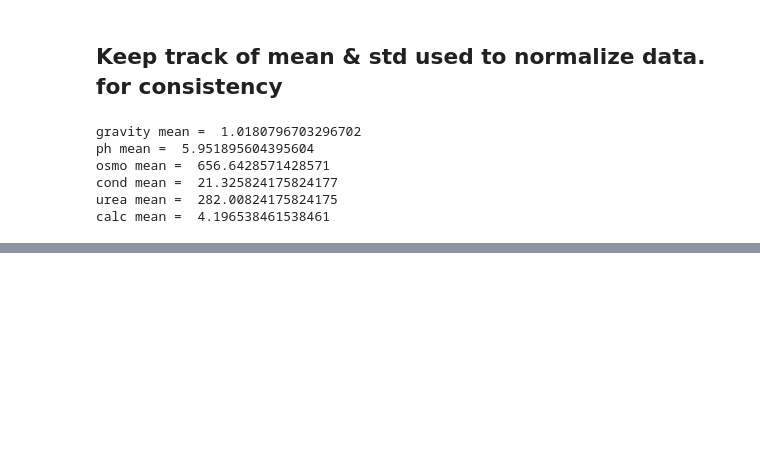
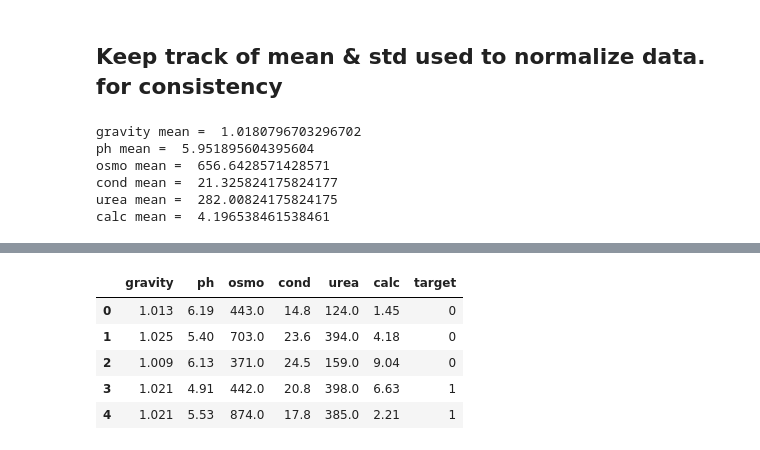
Before and after one commit to reese-quinto/DATA3402.Spring23, a Jupyter notebook: Kaggle/KC_sandbox01.ipynb, the cells around one changed output, grey strips where cells are left out. Cells and saved outputs as stored; diff of their text form; code cells hidden in the pictures; blank space fills up the shorter version.

```diff
--- a/Kaggle/KC_sandbox01.ipynb
+++ b/Kaggle/KC_sandbox01.ipynb
@@ -156,0 +232,11 @@ calc mean =  4.196538461538461
+# %%
+df_norm = df_train_train.copy()
+
+df_norm.head()
+# %% [output]
+|  | gravity | ph | osmo | cond | urea | calc | target |
+| 0 | 1.013 | 6.19 | 443.0 | 14.8 | 124.0 | 1.45 | 0 |
+| 1 | 1.025 | 5.40 | 703.0 | 23.6 | 394.0 | 4.18 | 0 |
+| 2 | 1.009 | 6.13 | 371.0 | 24.5 | 159.0 | 9.04 | 0 |
+| 3 | 1.021 | 4.91 | 442.0 | 20.8 | 398.0 | 6.63 | 1 |
+| 4 | 1.021 | 5.53 | 874.0 | 17.8 | 385.0 | 2.21 | 1 |
```
Also changed, not shown: parts of 9 cells of this notebook, 1 other file.
